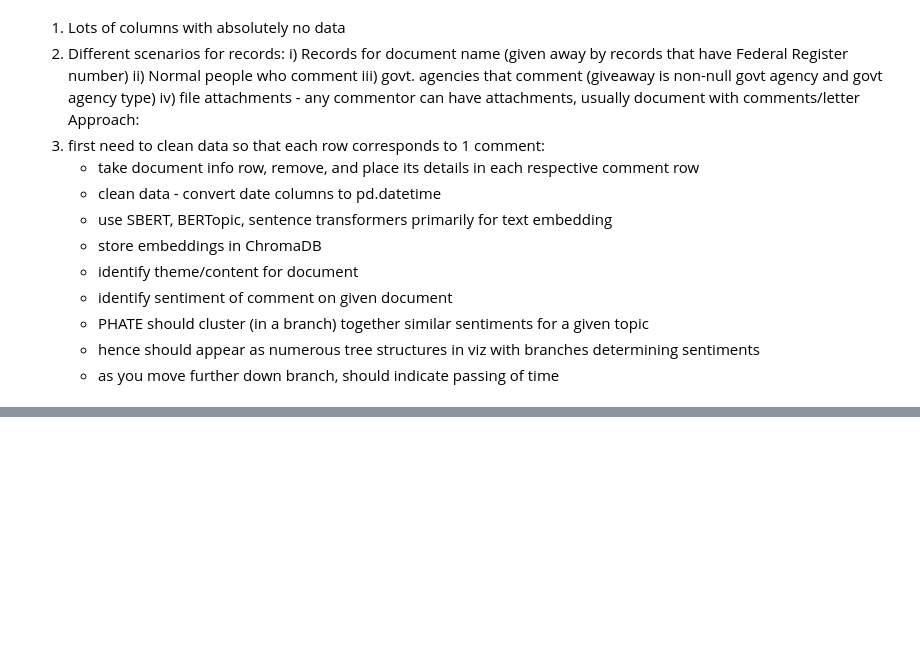
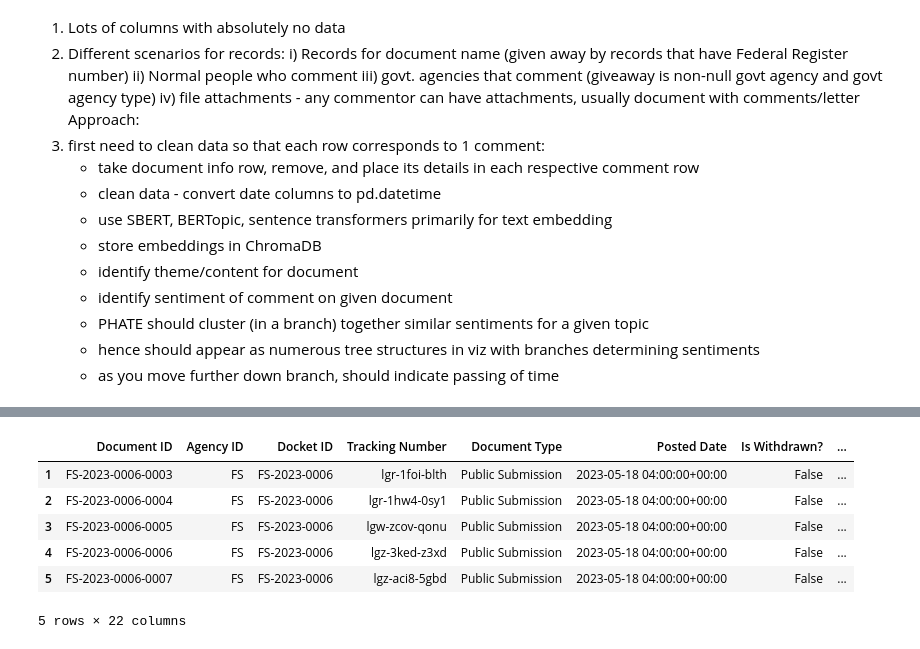
Before and after one commit to wangzey5/TwoSix_Spring25, a Jupyter notebook: eda.ipynb, the cells around one changed output, grey strips where cells are left out. Cells and saved outputs as stored; diff of their text form; code cells hidden in the pictures; blank space fills up the shorter version.

```diff
--- a/eda.ipynb
+++ b/eda.ipynb
@@ -175,0 +190,3 @@ Approach:
+# %%
+documents = data[data["Federal Register Number"].notna()]
+comments = data[data["Federal Register Number"].isna()]
@@ -175,0 +201,10 @@ Approach:
+# %%
+comments.head()
+# %% [output]
+|  | Document ID | Agency ID | Docket ID | Tracking Number | Document Type | Posted Date | Is Withdrawn? | ... |
+| 1 | FS-2023-0006-0003 | FS | FS-2023-0006 | lgr-1foi-blth | Public Submission | 2023-05-18 04:00:00+00:00 | False | ... |
+| 2 | FS-2023-0006-0004 | FS | FS-2023-0006 | lgr-1hw4-0sy1 | Public Submission | 2023-05-18 04:00:00+00:00 | False | ... |
+| 3 | FS-2023-0006-0005 | FS | FS-2023-0006 | lgw-zcov-qonu | Public Submission | 2023-05-18 04:00:00+00:00 | False | ... |
+| 4 | FS-2023-0006-0006 | FS | FS-2023-0006 | lgz-3ked-z3xd | Public Submission | 2023-05-18 04:00:00+00:00 | False | ... |
+| 5 | FS-2023-0006-0007 | FS | FS-2023-0006 | lgz-aci8-5gbd | Public Submission | 2023-05-18 04:00:00+00:00 | False | ... |
+5 rows × 22 columns
```
Also changed, not shown: parts of 15 cells of this notebook.
